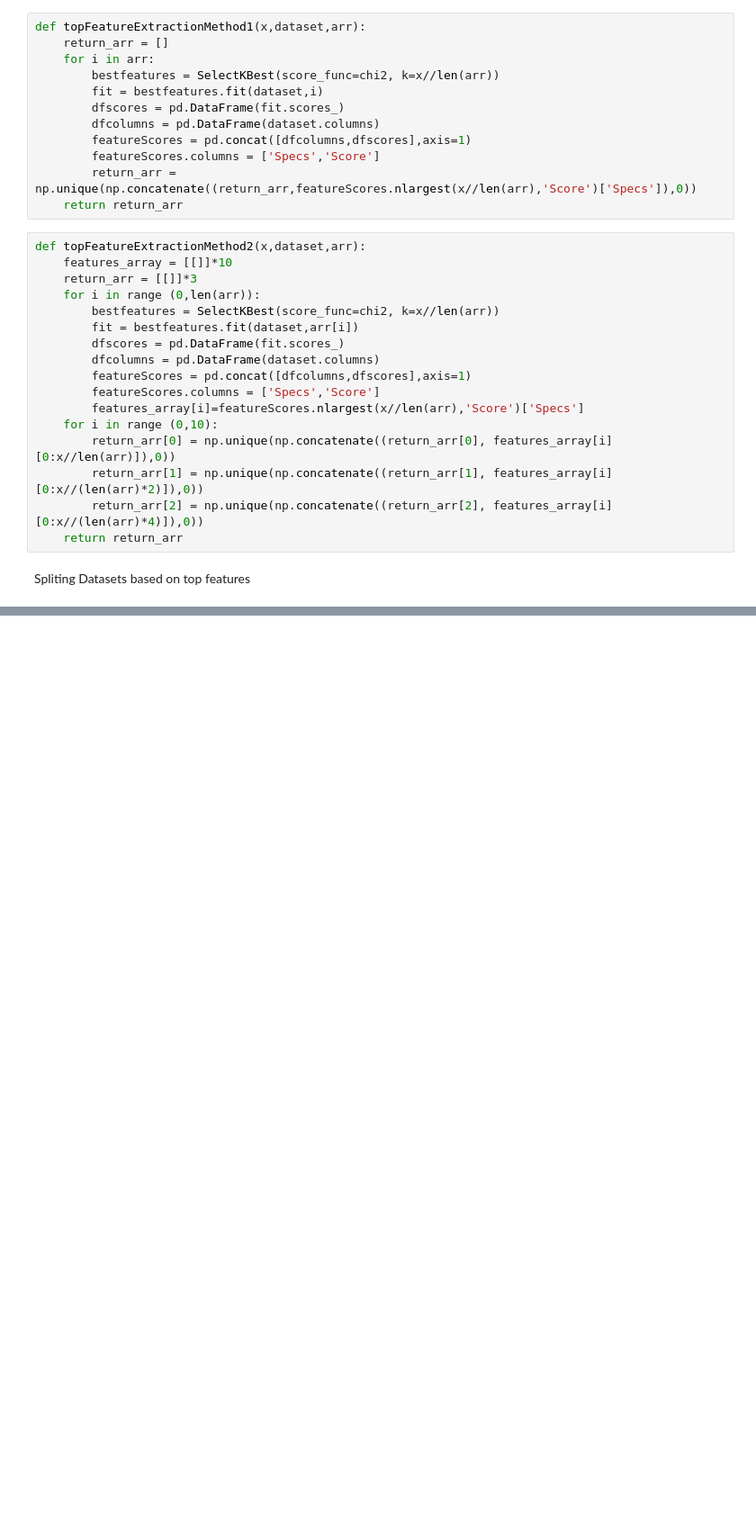
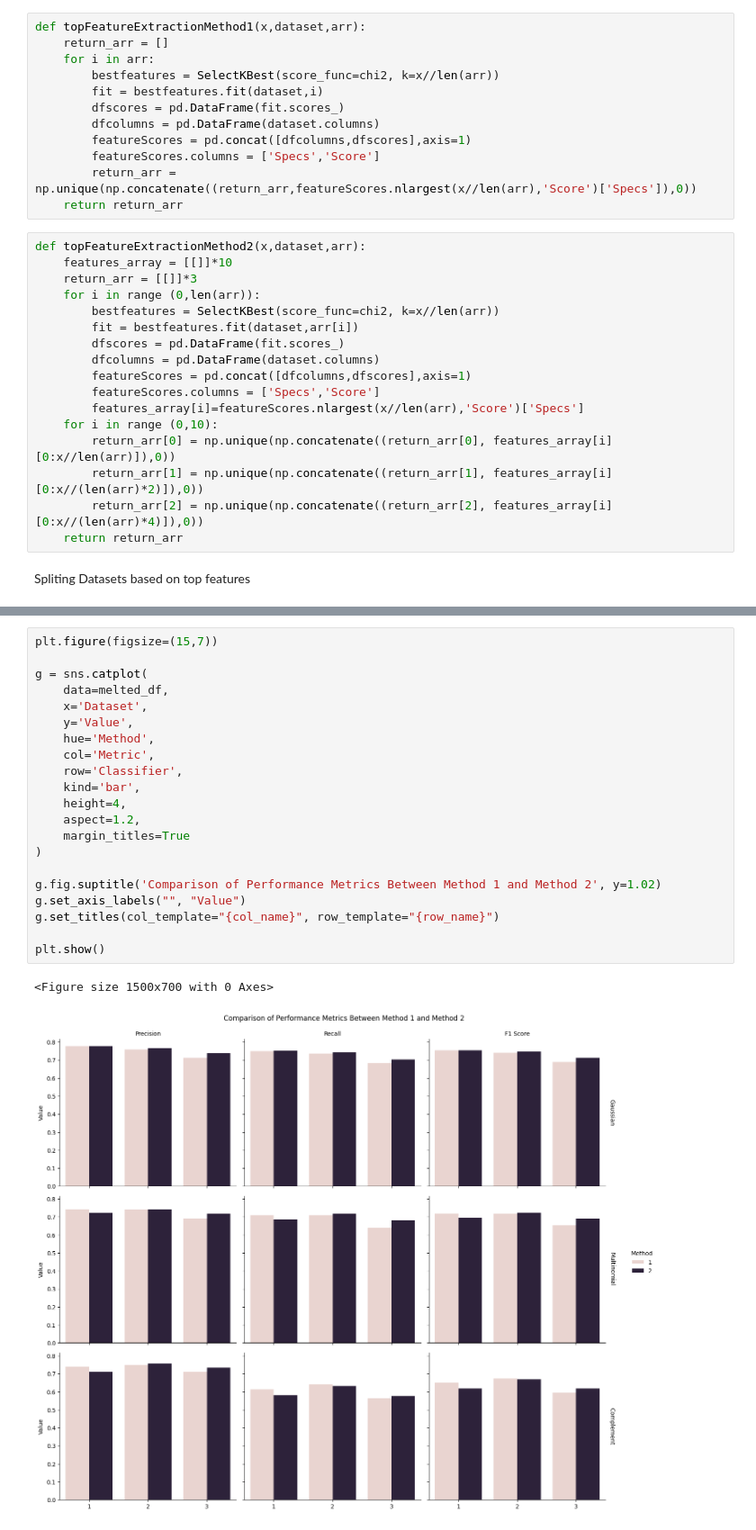
Before and after one commit to Danish3848/F20DL, a Jupyter notebook: CW/F20DL_Coursework1_Group12.ipynb, the cells around one changed output, grey strips where cells are left out. Shown at 90% size. Cells and saved outputs as stored; diff of their text form; blank space fills up the shorter version.

```diff
--- a/CW/F20DL_Coursework1_Group12.ipynb
+++ b/CW/F20DL_Coursework1_Group12.ipynb
@@ -714,0 +843,24 @@ for i in range (0,len(datasets)):
+# %%
+plt.figure(figsize=(15,7))
+
+g = sns.catplot(
+    data=melted_df,
+    x='Dataset',
+    y='Value',
+    hue='Method',
+    col='Metric',
+    row='Classifier',
+    kind='bar',
+    height=4,
+    aspect=1.2,
+    margin_titles=True
+)
+
+g.fig.suptitle('Comparison of Performance Metrics Between Method 1 and Method 2', y=1.02)
+g.set_axis_labels("", "Value")
+g.set_titles(col_template="{col_name}", row_template="{row_name}")
+
+plt.show()
+# %% [output]
+<Figure size 1500x700 with 0 Axes>
+[figure, added]
```
Also changed, not shown: parts of 28 cells of this notebook.
